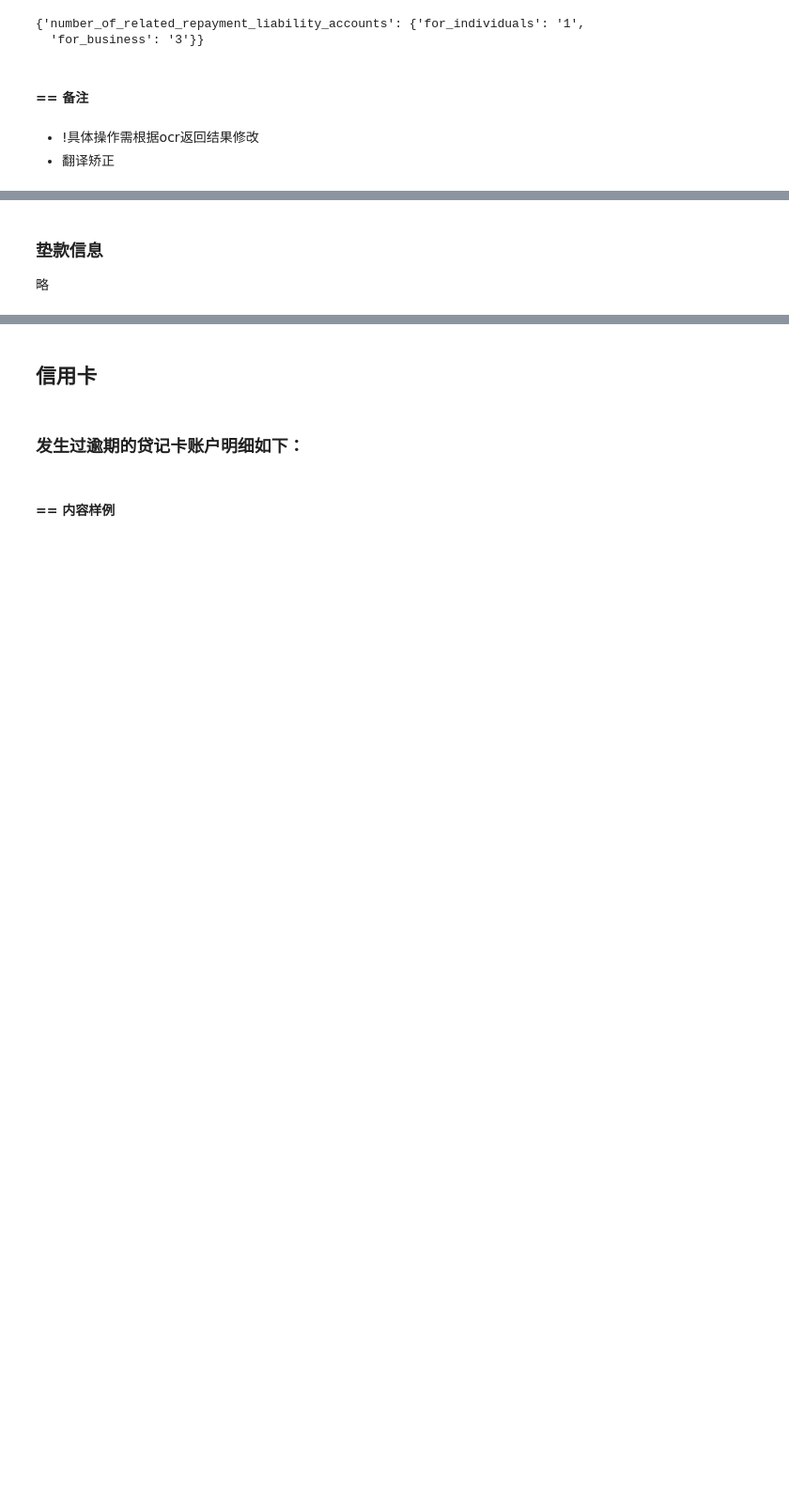
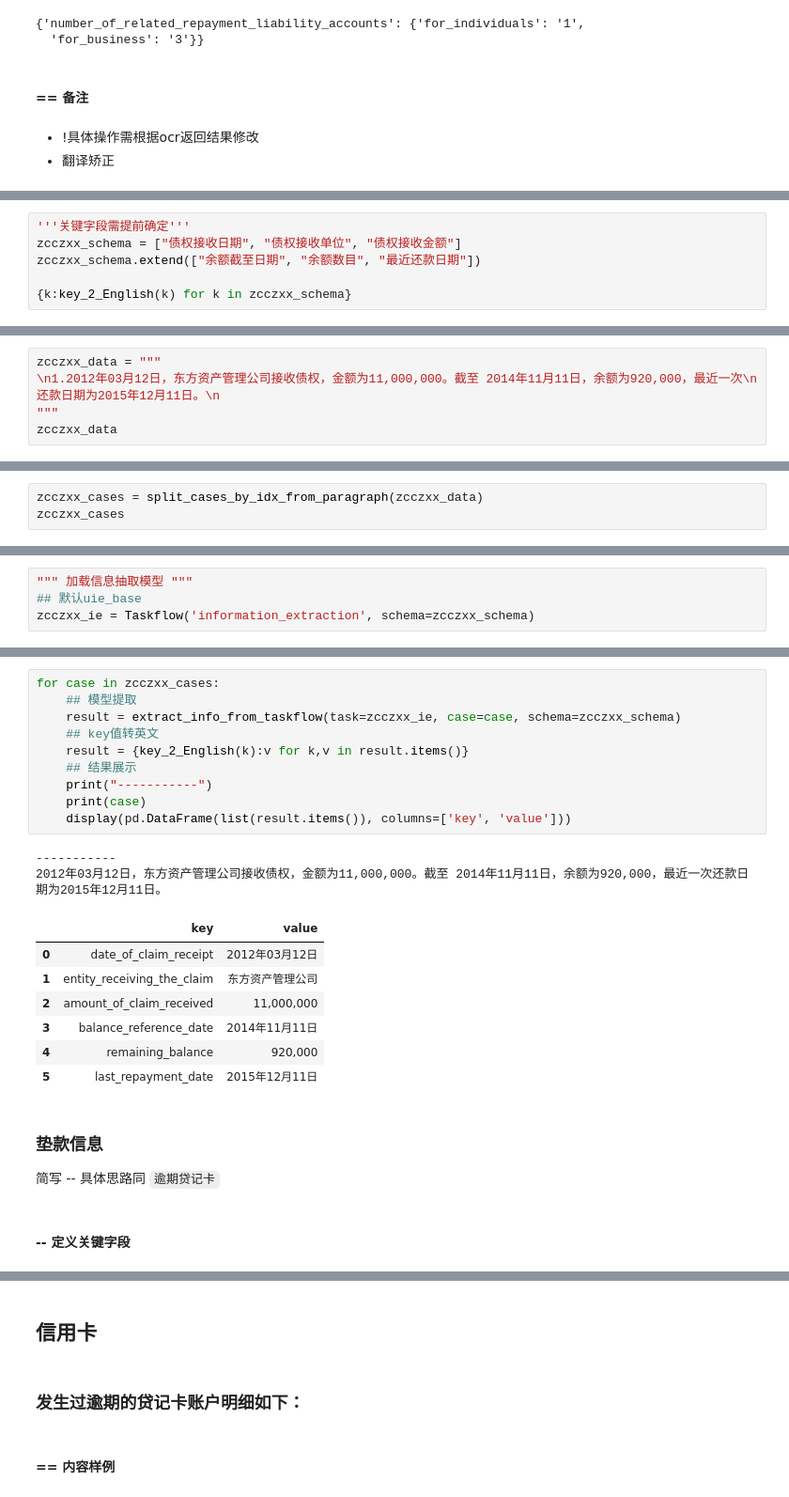
Before and after one commit to Arnoldzyf/knowledge_extraction_from_credit_reports, a Jupyter notebook: 4_简版方案.ipynb, the cells around one changed output, grey strips where cells are left out. Shown at 94% size. Cells and saved outputs as stored; diff of their text form; blank space fills up the shorter version.

```diff
--- a/4_简版方案.ipynb
+++ b/4_简版方案.ipynb
@@ -541,0 +565,6 @@ table_3_info
+# %%
+'''关键字段需提前确定'''
+zcczxx_schema = ["债权接收日期", "债权接收单位", "债权接收金额"]
+zcczxx_schema.extend(["余额截至日期", "余额数目", "最近还款日期"])
+
+{k:key_2_English(k) for k in zcczxx_schema}
@@ -541,0 +588,5 @@ table_3_info
+# %%
+zcczxx_data = """
+\n1.2012年03月12日，东方资产管理公司接收债权，金额为11,000,000。截至 2014年11月11日，余额为920,000，最近一次\n还款日期为2015年12月11日。\n
+"""
+zcczxx_data
@@ -541,0 +595,3 @@ table_3_info
+# %%
+zcczxx_cases = split_cases_by_idx_from_paragraph(zcczxx_data)
+zcczxx_cases
@@ -541,0 +602,4 @@ table_3_info
+# %%
+""" 加载信息抽取模型 """
+## 默认uie_base
+zcczxx_ie = Taskflow('information_extraction', schema=zcczxx_schema)
@@ -542,3 +608,25 @@ table_3_info
+# %%
+for case in zcczxx_cases:
+    ## 模型提取
+    result = extract_info_from_taskflow(task=zcczxx_ie, case=case, schema=zcczxx_schema)
+    ## key值转英文
+    result = {key_2_English(k):v for k,v in result.items()}
+    ## 结果展示
+    print("-----------")
+    print(case)
+    display(pd.DataFrame(list(result.items()), columns=['key', 'value']))
+# %% [output]
+-----------
+2012年03月12日，东方资产管理公司接收债权，金额为11,000,000。截至 2014年11月11日，余额为920,000，最近一次还款日期为2015年12月11日。
+|  | key | value |
+| 0 | date_of_claim_receipt | 2012年03月12日 |
+| 1 | entity_receiving_the_claim | 东方资产管理公司 |
+| 2 | amount_of_claim_received | 11,000,000 |
+| 3 | balance_reference_date | 2014年11月11日 |
+| 4 | remaining_balance | 920,000 |
+| 5 | last_repayment_date | 2015年12月11日 |
 # %% [markdown]
 ### 垫款信息
-略
+简写 -- 具体思路同 `逾期贷记卡`
+# %% [markdown]
+#### -- 定义关键字段
```
Also changed, not shown: parts of 70 cells of this notebook, 3 other files.
